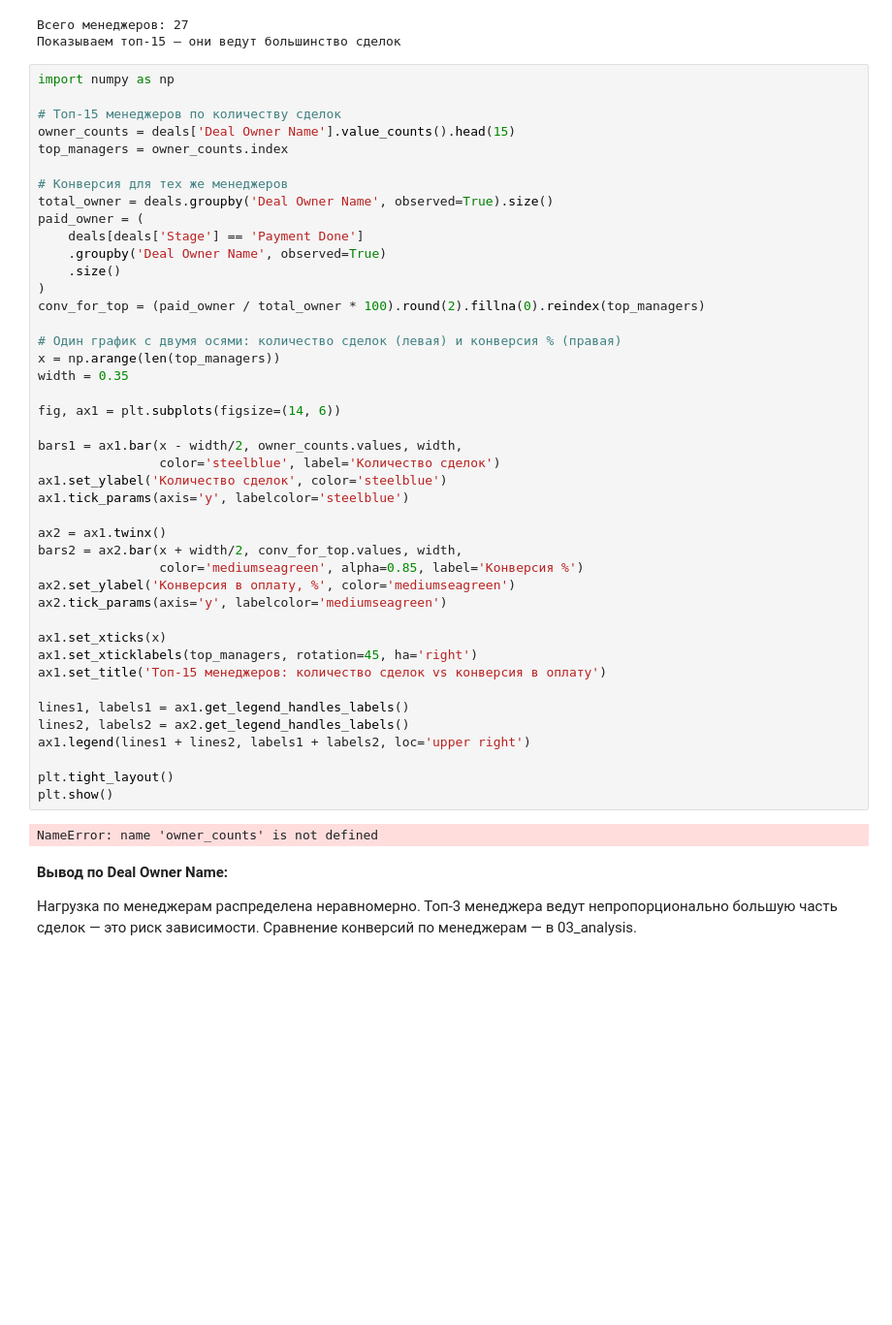
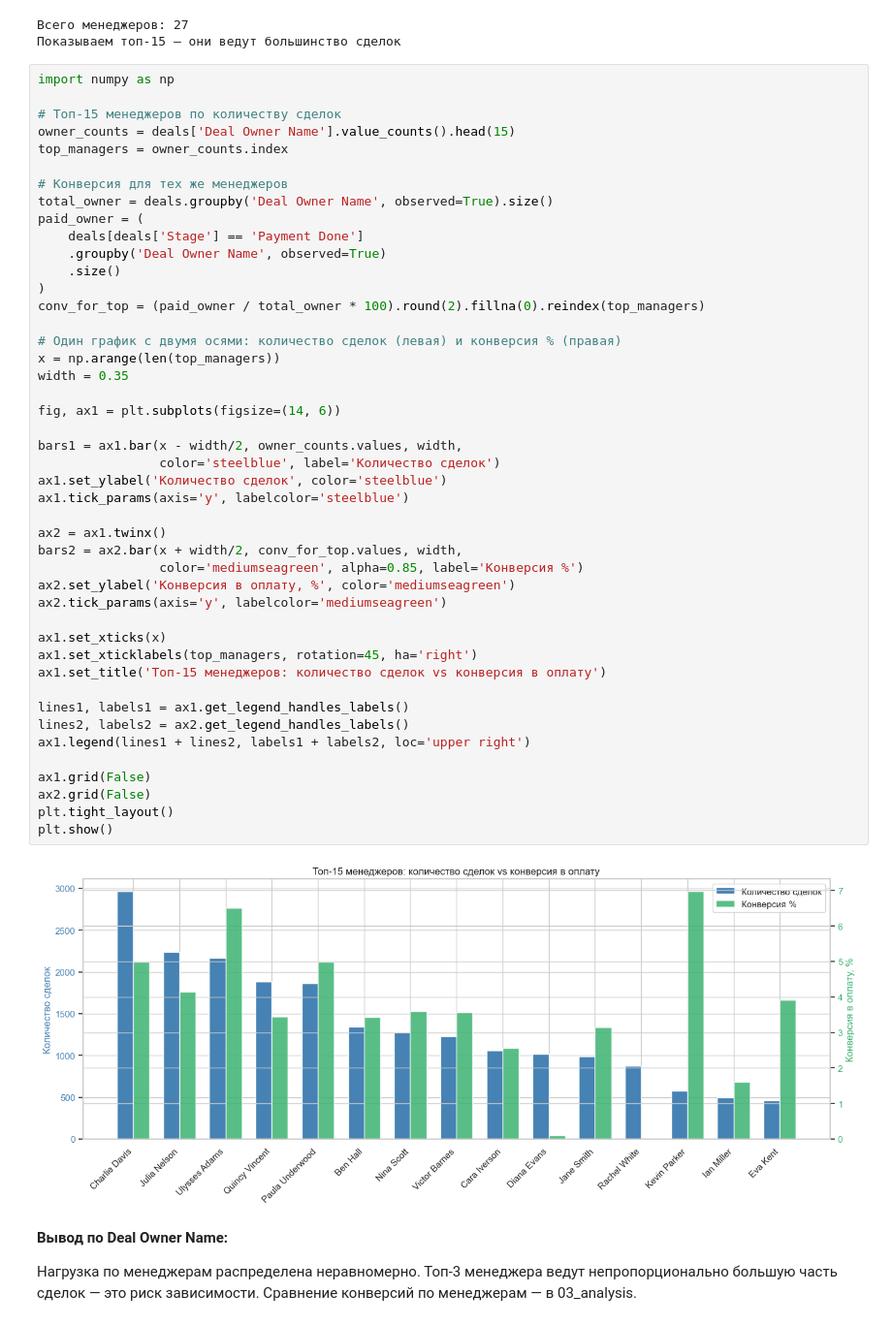
Before and after one commit to gggvitalii90/final_v2_Honcharov, a Jupyter notebook: notebooks/02_descriptive.ipynb, the cells around one changed output. Shown at 97% size. Cells and saved outputs as stored; diff of their text form; blank space fills up the shorter version.

Commit message:
fix: remove grid from owner twinx chart

```diff
--- a/notebooks/02_descriptive.ipynb
+++ b/notebooks/02_descriptive.ipynb
@@ -990,34 +990,36 @@ paid_owner = (
 conv_for_top = (paid_owner / total_owner * 100).round(2).fillna(0).reindex(top_managers)
 
 # Один график с двумя осями: количество сделок (левая) и конверсия % (правая)
 x = np.arange(len(top_managers))
 width = 0.35
 
 fig, ax1 = plt.subplots(figsize=(14, 6))
 
 bars1 = ax1.bar(x - width/2, owner_counts.values, width,
                 color='steelblue', label='Количество сделок')
 ax1.set_ylabel('Количество сделок', color='steelblue')
 ax1.tick_params(axis='y', labelcolor='steelblue')
 
 ax2 = ax1.twinx()
 bars2 = ax2.bar(x + width/2, conv_for_top.values, width,
                 color='mediumseagreen', alpha=0.85, label='Конверсия %')
 ax2.set_ylabel('Конверсия в оплату, %', color='mediumseagreen')
 ax2.tick_params(axis='y', labelcolor='mediumseagreen')
 
 ax1.set_xticks(x)
 ax1.set_xticklabels(top_managers, rotation=45, ha='right')
 ax1.set_title('Топ-15 менеджеров: количество сделок vs конверсия в оплату')
 
 lines1, labels1 = ax1.get_legend_handles_labels()
 lines2, labels2 = ax2.get_legend_handles_labels()
 ax1.legend(lines1 + lines2, labels1 + labels2, loc='upper right')
 
+ax1.grid(False)
+ax2.grid(False)
 plt.tight_layout()
 plt.show()
 # %% [output]
-NameError: name 'owner_counts' is not defined
+[figure, added]
 # %% [markdown]
 **Вывод по Deal Owner Name:**
 
```
